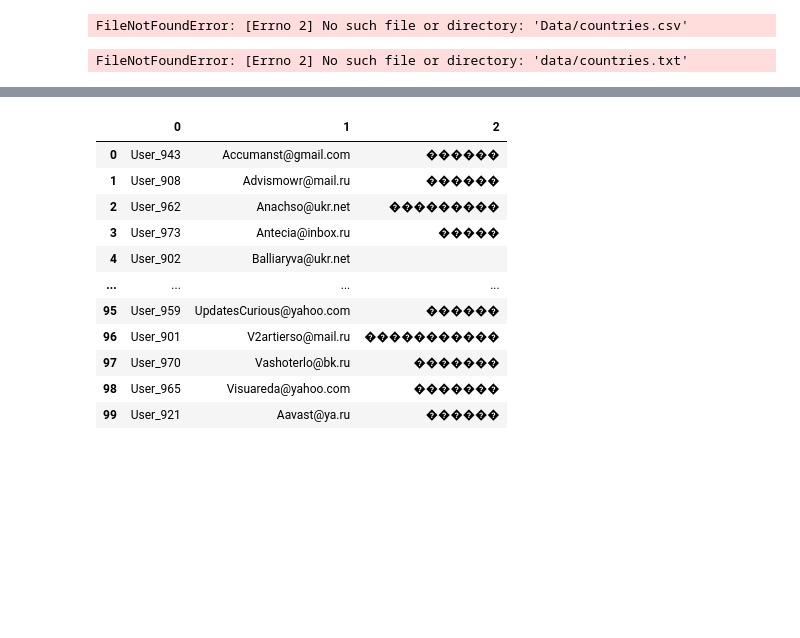
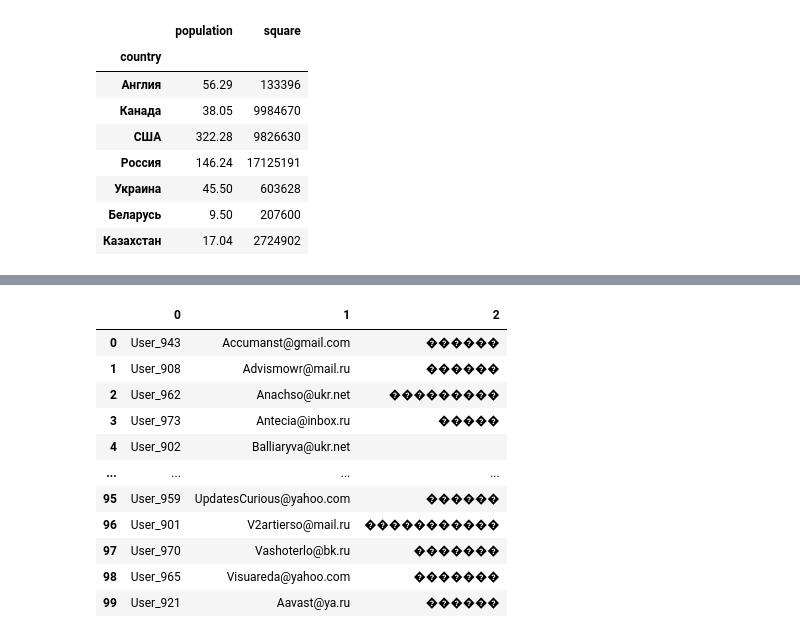
Before and after one commit to sonics738/DataScience-2022, a Jupyter notebook: PY 16 Подгрузка данных/Data/PY_16.ipynb, the cells around one changed output, grey strips where cells are left out. Drawn from its saved outputs; the diff is of its cells as text; code cells hidden in the pictures; blank space fills up the shorter version.

```diff
--- a/PY 16 Подгрузка данных/Data/PY_16.ipynb
+++ b/PY 16 Подгрузка данных/Data/PY_16.ipynb
@@ -1,12 +1,18 @@
 # %%
 import pandas as pd
-countries_data = pd.read_csv('Data/countries.csv', sep=';') # Загружаем данные из файла в переменную, создавая объект DataFrame
-countries_data.to_csv('data/countries.txt', index=False, sep=' ') # Выгружаем данные из DataFrame в CSV-файл и сохраняем файл в папке data
+countries_data = pd.read_csv('countries.csv', sep=';') # Загружаем данные из файла в переменную, создавая объект DataFrame
+countries_data.to_csv('countries.txt', index=False, sep=' ') # Выгружаем данные из DataFrame в CSV-файл и сохраняем файл в папке data
-# %% [output]
-FileNotFoundError: [Errno 2] No such file or directory: 'Data/countries.csv'
 # %%
-txt_df = pd.read_table('data/countries.txt', sep=' ', index_col=['country'])# Загружаем данные из файла в переменную, создавая объект DataFrame
+txt_df = pd.read_table('countries.txt', sep=' ', index_col=['country'])# Загружаем данные из файла в переменную, создавая объект DataFrame
 display(txt_df) # Выводим содержимое DataFrame на экран
 # %% [output]
-FileNotFoundError: [Errno 2] No such file or directory: 'data/countries.txt'
+|  | population | square |
+| country |  |  |
+| Англия | 56.29 | 133396 |
+| Канада | 38.05 | 9984670 |
+| США | 322.28 | 9826630 |
+| Россия | 146.24 | 17125191 |
+| Украина | 45.50 | 603628 |
+| Беларусь | 9.50 | 207600 |
+| Казахстан | 17.04 | 2724902 |
 # %%
```
Also changed, not shown: parts of 68 cells of this notebook, 7 other files.
